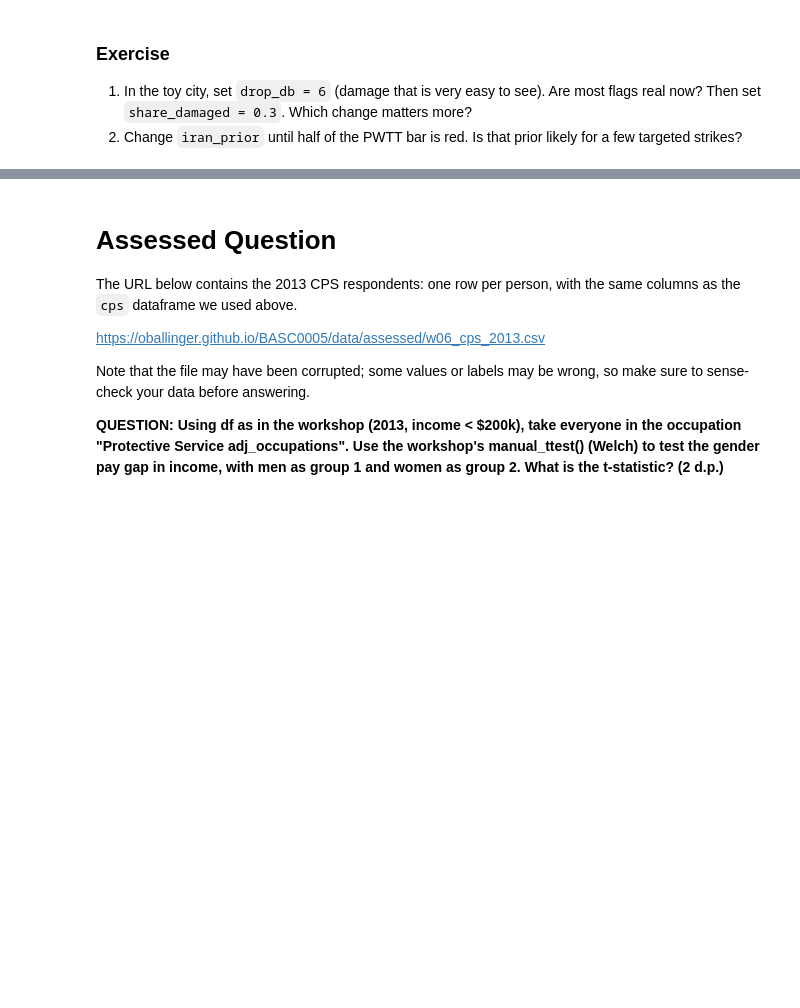
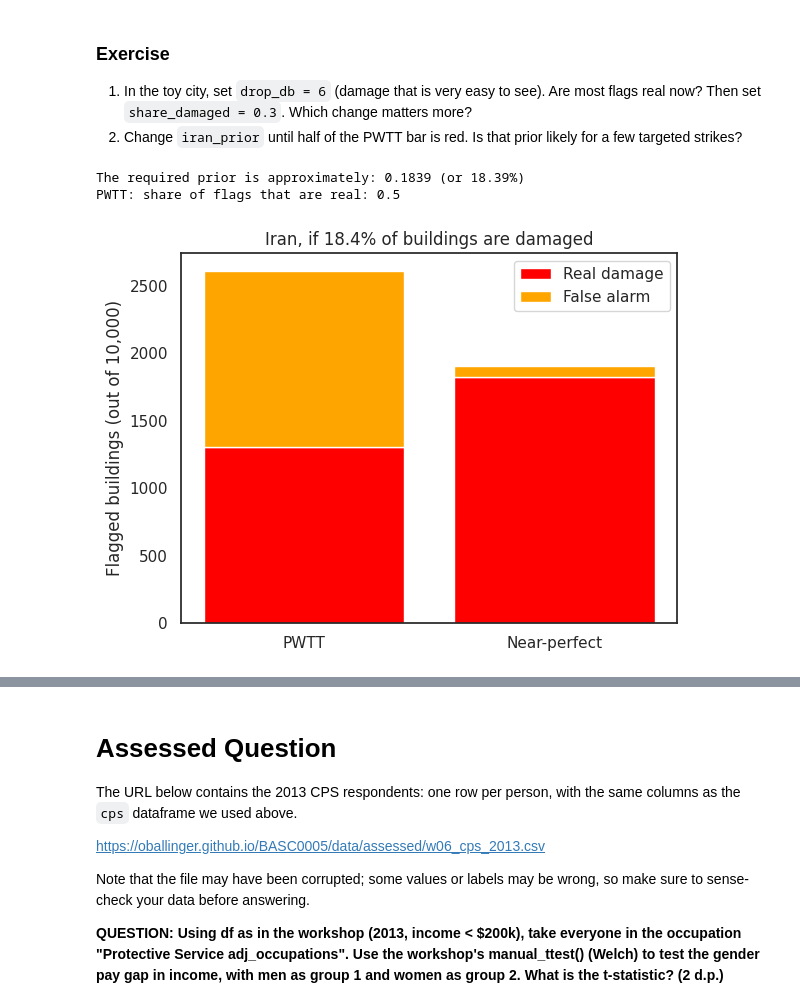
Before and after one commit to kimanag/QM2, a Jupyter notebook: notebooks/W06. Hypothesis Testing Anastasia.ipynb, the cells around one changed output, grey strips where cells are left out. Saved outputs shown, nothing was run; the diff lists cells and outputs as text; code cells hidden in the pictures; blank space fills up the shorter version.

```diff
--- a/notebooks/W06. Hypothesis Testing Anastasia.ipynb
+++ b/notebooks/W06. Hypothesis Testing Anastasia.ipynb
@@ -300,3 +328,43 @@ Near-perfect: share of flags that are real: 0.5
 2. Change `iran_prior` until half of the PWTT bar is red. Is that prior likely for a few targeted strikes?
 # %%
 # your code here
+# %%
+# Exercise 2: Let's find the prior (iran_prior) where exactly 50% of the PWTT flags are real
+# We know:
+# pwtt_real = 0.71 * damaged = 0.71 * prior * 10000
+# pwtt_false = 0.16 * intact = 0.16 * (1 - prior) * 10000
+# We want: pwtt_real / (pwtt_real + pwtt_false) = 0.50
+# Doing the algebra:
+# 0.71 * prior = 0.16 * (1 - prior)
+# 0.71 * prior = 0.16 - 0.16 * prior
+# 0.87 * prior = 0.16
+# prior = 0.16 / 0.87
+
+required_prior = 0.16 / 0.87
+print(f"The required prior is approximately: {round(required_prior, 4)} (or {round(required_prior * 100, 2)}%)")
+
+# Let's verify and plot with this prior!
+iran_prior = required_prior
+buildings = 10000
+damaged = iran_prior * buildings
+intact = buildings - damaged
+
+pwtt_real = 0.71 * damaged
+pwtt_false = 0.16 * intact
+
+best_real = 0.99 * damaged
+best_false = 0.01 * intact
+
+print("PWTT: share of flags that are real:", round(pwtt_real / (pwtt_real + pwtt_false), 2))
+
+detectors = ["PWTT", "Near-perfect"]
+plt.bar(detectors, [pwtt_real, best_real], color="red", label="Real damage")
+plt.bar(detectors, [pwtt_false, best_false], bottom=[pwtt_real, best_real], color="orange", label="False alarm")
+plt.ylabel("Flagged buildings (out of 10,000)")
+plt.title(f"Iran, if {round(iran_prior * 100, 1)}% of buildings are damaged")
+plt.legend()
+plt.show()
+# %% [output]
+The required prior is approximately: 0.1839 (or 18.39%)
+PWTT: share of flags that are real: 0.5
+[figure, added]
```
Also changed, not shown: parts of 11 cells of this notebook.
